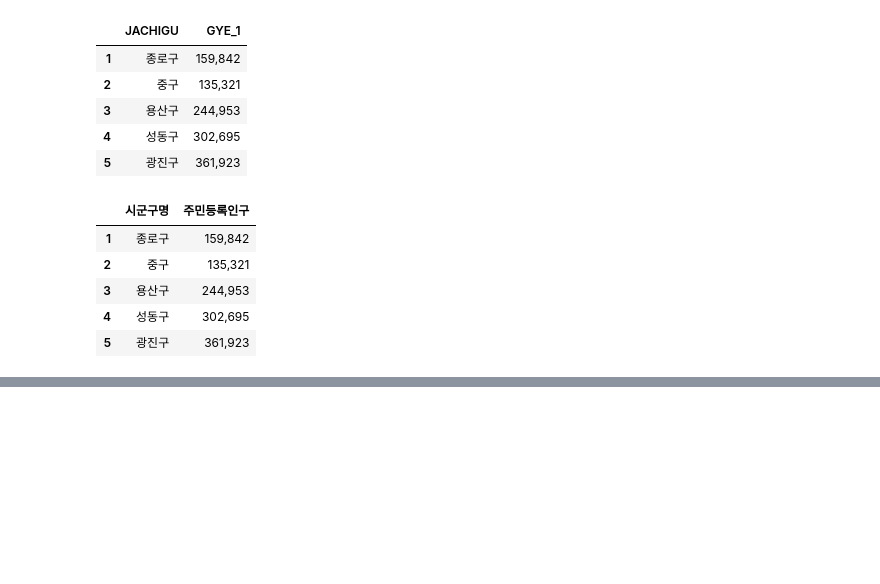
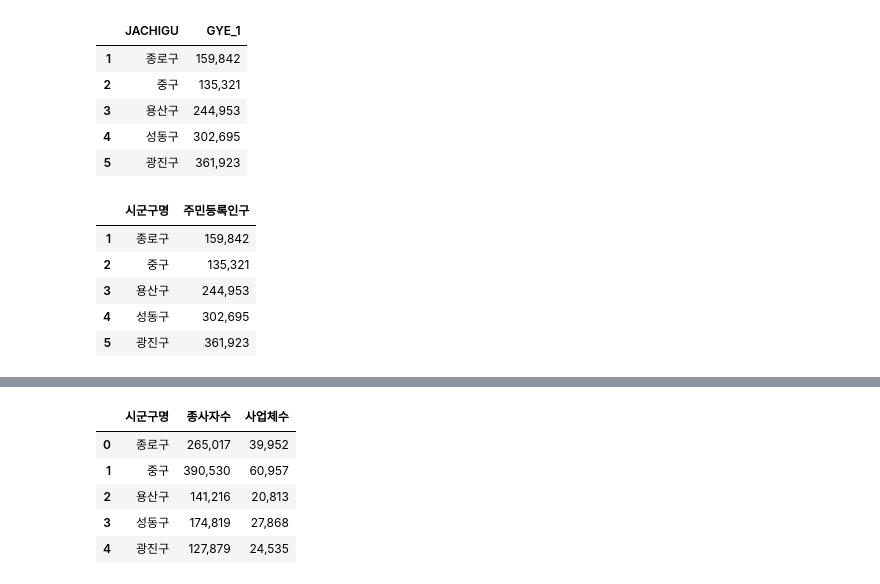
Before and after one commit to eunbin777/StudyAboutML, a Jupyter notebook: 2022 하계 모각코/chapter6-2.ipynb, the cells around one changed output, grey strips where cells are left out. Saved outputs shown, nothing was run; the diff lists cells and outputs as text; code cells hidden in the pictures; blank space fills up the shorter version.

```diff
--- a/2022 하계 모각코/chapter6-2.ipynb
+++ b/2022 하계 모각코/chapter6-2.ipynb
@@ -109,0 +161,10 @@ sgg_pop_df_final.to_excel('../2022 하계 모각코 자료/6_Starbucks_Location/
+# %%
+sgg_biz_df_final = sgg_biz_df_final.reset_index(drop = True)
+sgg_biz_df_final.head()
+# %% [output]
+|  | 시군구명 | 종사자수 | 사업체수 |
+| 0 | 종로구 | 265,017 | 39,952 |
+| 1 | 중구 | 390,530 | 60,957 |
+| 2 | 용산구 | 141,216 | 20,813 |
+| 3 | 성동구 | 174,819 | 27,868 |
+| 4 | 광진구 | 127,879 | 24,535 |
```
Also changed, not shown: parts of 4 cells of this notebook.
